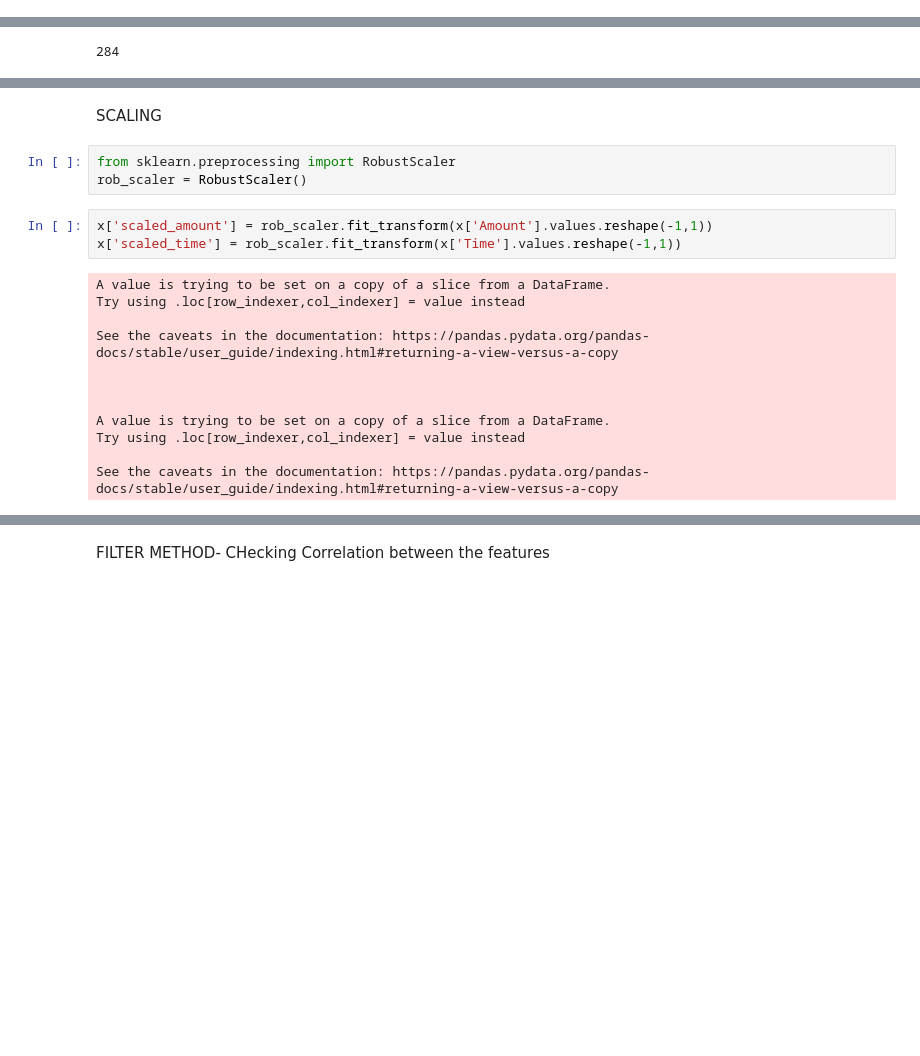
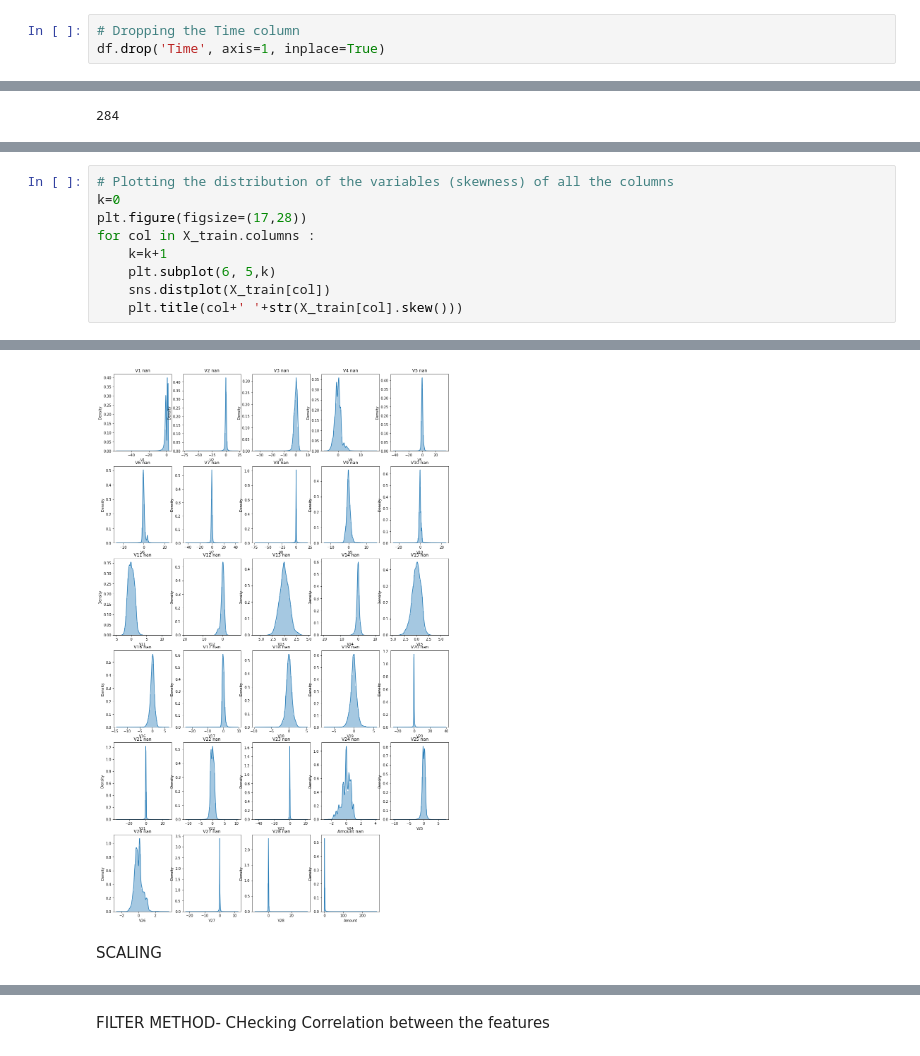
Before and after one commit to joybratas1/Credit-Card-Fraud-Project, a Jupyter notebook: Feature_Selection_steps_CCFraud.ipynb, the cells around one changed output, grey strips where cells are left out. Saved outputs shown, nothing was run; the diff lists cells and outputs as text; blank space fills up the shorter version.

```diff
--- a/Feature_Selection_steps_CCFraud.ipynb
+++ b/Feature_Selection_steps_CCFraud.ipynb
@@ -149,0 +161,3 @@ Removing Outliers using **Winsorization**
+# %%
+# Dropping the Time column
+df.drop('Time', axis=1, inplace=True)
@@ -205,0 +262,10 @@ for c in [c for c in x.columns]:
+# %%
+# Plotting the distribution of the variables (skewness) of all the columns
+k=0
+plt.figure(figsize=(17,28))
+for col in X_train.columns :
+    k=k+1
+    plt.subplot(6, 5,k)
+    sns.distplot(X_train[col])
+    plt.title(col+' '+str(X_train[col].skew()))
+# %% [output]
@@ -206,20 +289,3 @@ for c in [c for c in x.columns]:
+[figure, added]
 # %% [markdown]
 SCALING
-# %%
-from sklearn.preprocessing import RobustScaler
-rob_scaler = RobustScaler()
-# %%
-x['scaled_amount'] = rob_scaler.fit_transform(x['Amount'].values.reshape(-1,1))
-x['scaled_time'] = rob_scaler.fit_transform(x['Time'].values.reshape(-1,1))
-# %% [output]
-A value is trying to be set on a copy of a slice from a DataFrame.
-Try using .loc[row_indexer,col_indexer] = value instead
-
-See the caveats in the documentation: https://pandas.pydata.org/pandas-docs/stable/user_guide/indexing.html#returning-a-view-versus-a-copy
-
-
-
-A value is trying to be set on a copy of a slice from a DataFrame.
-Try using .loc[row_indexer,col_indexer] = value instead
-
-See the caveats in the documentation: https://pandas.pydata.org/pandas-docs/stable/user_guide/indexing.html#returning-a-view-versus-a-copy
```
Also changed, not shown: parts of 46 cells of this notebook.
